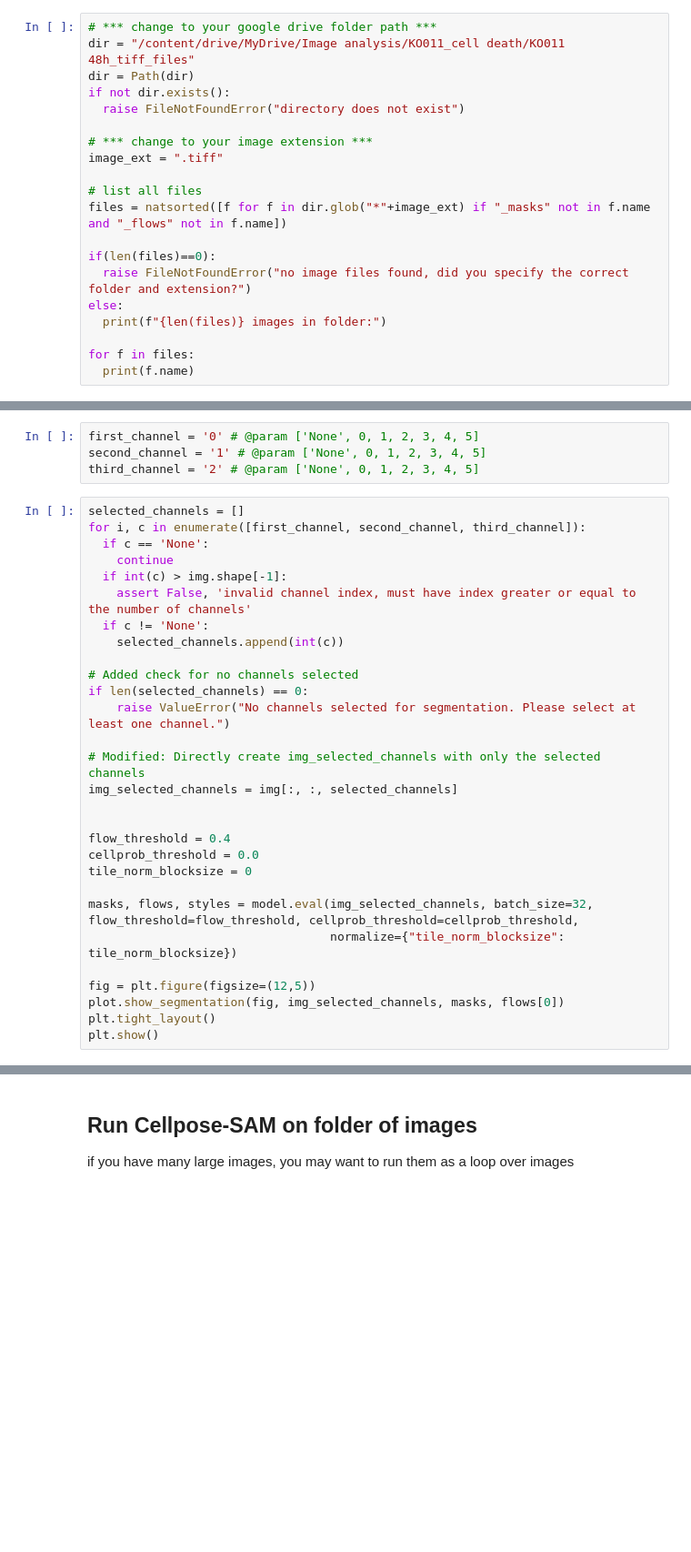
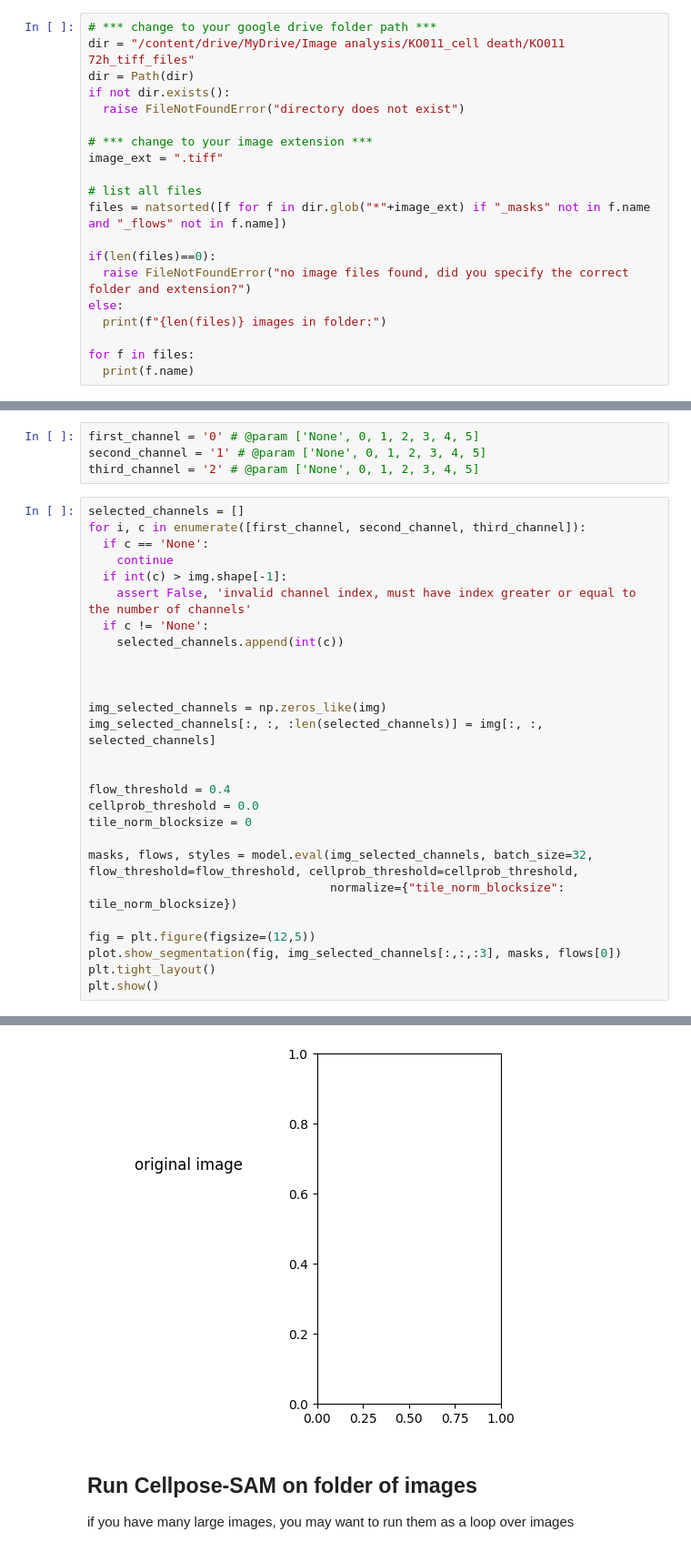
Before and after one commit to Kian-Oosterbeek-KO/Cell-fate-analysis-based-on-size, a Jupyter notebook: notebooks/run_Cellpose-SAM.ipynb, the cells around one changed output, grey strips where cells are left out. Shown at 91% size. Drawn from its saved outputs; the diff is of its cells as text; blank space fills up the shorter version.

```diff
--- a/notebooks/run_Cellpose-SAM.ipynb
+++ b/notebooks/run_Cellpose-SAM.ipynb
@@ -96,7 +94,7 @@ torch version:          2.10.0+cu128
 Input directory with your images:
 # %%
 # *** change to your google drive folder path ***
-dir = "/content/drive/MyDrive/Image analysis/KO011_cell death/KO011 48h_tiff_files"
+dir = "/content/drive/MyDrive/Image analysis/KO011_cell death/KO011 72h_tiff_files"
 dir = Path(dir)
 if not dir.exists():
   raise FileNotFoundError("directory does not exist")
@@ -171,12 +169,10 @@ for i, c in enumerate([first_channel, second_channel, third_channel]):
   if c != 'None':
     selected_channels.append(int(c))
 
-# Added check for no channels selected
-if len(selected_channels) == 0:
-    raise ValueError("No channels selected for segmentation. Please select at least one channel.")
 
-# Modified: Directly create img_selected_channels with only the selected channels
-img_selected_channels = img[:, :, selected_channels]
+
+img_selected_channels = np.zeros_like(img)
+img_selected_channels[:, :, :len(selected_channels)] = img[:, :, selected_channels]
 
 
 flow_threshold = 0.4
@@ -187,6 +183,7 @@ masks, flows, styles = model.eval(img_selected_channels, batch_size=32, flow_thr
                                   normalize={"tile_norm_blocksize": tile_norm_blocksize})
 
 fig = plt.figure(figsize=(12,5))
-plot.show_segmentation(fig, img_selected_channels, masks, flows[0])
+plot.show_segmentation(fig, img_selected_channels[:,:,:3], masks, flows[0])
 plt.tight_layout()
 plt.show()
+# %% [output]
@@ -193,3 +192,4 @@ plt.show()
+[figure, added]
 # %% [markdown]
 ## Run Cellpose-SAM on folder of images
 
```
Also changed, not shown: parts of 5 cells of this notebook.
